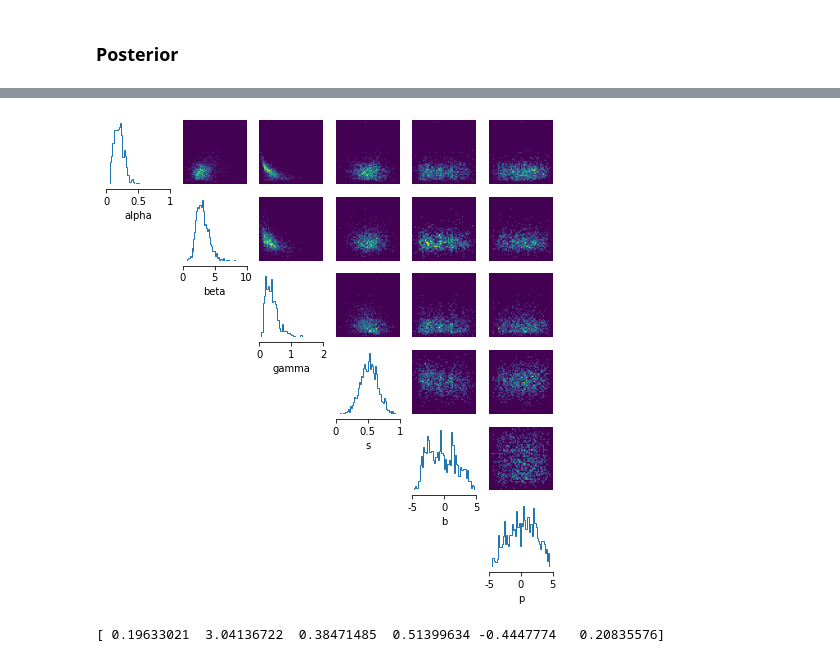
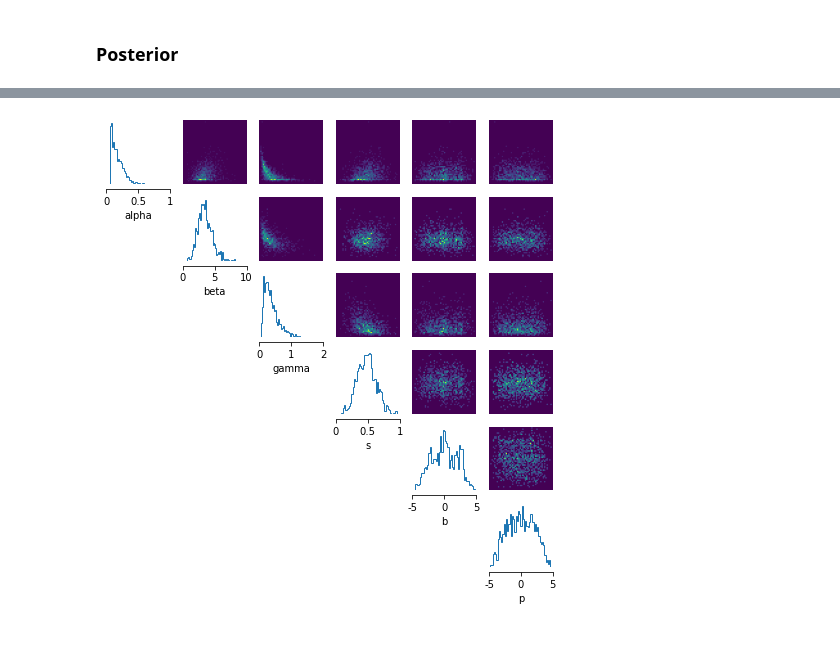
Before and after one commit to Raj-Lab-UCSF/NexIS_SBI, a Jupyter notebook: notebooks/Nexis_SBI_template_wren.ipynb, the cells around one changed output, grey strips where cells are left out. Cells and saved outputs as stored; diff of their text form; code cells hidden in the pictures.

Commit message:
added to notebook and slight edit to nexis.py

```diff
--- a/notebooks/Nexis_SBI_template_wren.ipynb
+++ b/notebooks/Nexis_SBI_template_wren.ipynb
@@ -95,6 +98,8 @@ from_justin.nexis.loading_matfiles
 # %%
 # load the data and build the nexis model
 pathname = '/home/jtorok/NexIS_SBI/data/raw_data_mouse'
+loadpathname = Path('/home/jtorok/results/nexis_num100000_sd175_betaub10_gammaub2')
+figurepathname = '/home/jtorok/figures'
 loadinst = nx.loading_matfiles(pathname)
 
 # load the connectome from the mat file
@@ -526,0 +539,27 @@ def plot_results_from_model_fit(model_fit_results,label):
+# %%
+# pair teh data sets with their labels
+# datasets = [data_DS4,data_DS6,data_DS7,data_DS9,data_DS6_110,data_DS9_110]
+# labels = ['DS4','DS6','DS7','DS9','DS6_110','DS9_110']
+datasets = [data_DS6]
+labels = ['DS6']
+
+for dataset,label in zip(datasets,labels):
+    # set data to dataset because there is a really annoying error if i dont
+    data = dataset
+    postmean_data = query_posterior_statistics_from_sbi(dataset)
+    summary_statistics = test_model_fit_using_mean_params(postmean_data)
+
+    # paras_.names = ["alpha", "beta", "gamma", "s", "b", "p"]
+    print('{0}={1}, {2}={3}, {4}={5}, {6}={7}, {8}={9}, {10}={11}'.format(
+        paras_.names[0],postmean_data[0].round(3),
+        paras_.names[1],postmean_data[1].round(3),
+        paras_.names[2],postmean_data[2].round(3),
+        paras_.names[3],postmean_data[3].round(3),
+        paras_.names[4],postmean_data[4].round(3),
+        paras_.names[5],postmean_data[5].round(3),'\n'))
+    print(f'R_all_{0} = {summary_statistics[0]:.2f}'.format(label))
+    print(f'R_1_{0} = {summary_statistics[1]:.2f}'.format(label))
+    print(f'R_2_{0} = {summary_statistics[2]:.2f}'.format(label))
+    print(f'R_3_{0} = {summary_statistics[3]:.2f}'.format(label))
+
+    plot_results_from_model_fit(summary_statistics,label,figurepathname)
@@ -672,5 +657,5 @@ R_3_0 = 0.56
 ### Posterior
 # %%
 # load from pickle
-cur_res = load_pkl_folder2dict(paras.folder_path, ["x", "para*"]);
+cur_res = load_pkl_folder2dict(Path(loadpathname), ["x", "para*"]);
 # %% [output]
@@ -686,8 +671,8 @@ cur_x = data_part.flatten();
 cur_x = torch.Tensor(cur_x)
 post_sps_trans = cur_res.posterior.sample((1000, ),  x=cur_x);
 # %%
-cur_res.post_sps_trans = post_sps_trans
-save_pkl_dict2folder(paras.folder_path, cur_res, is_force=True, verbose=True);
-_ = analysis.pairplot(cur_res.post_sps_trans,
-                      labels=paras_.names,
-                      figsize=(8,8));
+# cur_res.post_sps_trans = post_sps_trans
+# # save_pkl_dict2folder(paras.folder_path, cur_res, is_force=True, verbose=True);
+# _ = analysis.pairplot(cur_res.post_sps_trans,
+#                       labels=paras_.names,
+#                       figsize=(8,8));
@@ -699,14 +679,16 @@ Save to /wynton/home/rajlab/wren/Nexis_SBI/notebooks/../mypkg/../results/nexis_n
 # %%
 # from trans_data to org data
 post_sps_org = _para_trans2org(cur_res.post_sps_trans, paras_.bds_full); # 1000 samples forming the posteriors of the parameters in the original space
 cur_res.post_sps_org = post_sps_org
-save_pkl_dict2folder(paras.folder_path, cur_res, is_force=True, verbose=False)
+# save_pkl_dict2folder(paras.folder_path, cur_res, is_force=True, verbose=False)
 _ = analysis.pairplot(cur_res.post_sps_org,
                       limits=paras_.bds_full,
                       labels=paras_.names,
                       figsize=(8,8));
+outlabel = figurepathname + '/' + 'DS6' + '_postplots'
+plt.savefig(outlabel+'.png',dpi=150)
 # %% [output]
-[figure, old version]
+[figure, new version]
 # %%
 # Create model from modes of distributions and compare (e.g. Pearson's correlation, scatterplot) with the data
 # %%
@@ -718,8 +700,6 @@ _ = analysis.pairplot(cur_res.post_sps_org,
 param_post = np.array(post_sps_org) # Convert to numpy array
 postmean = np.mean(param_post,axis = 0) # Take mean over simulations (or whichever statistic you want, e.g. median, mode)
 print(postmean)
-# %% [output]
-[ 0.19633021  3.04136722  0.38471485  0.51399634 -0.4447774   0.20835576]
 # %%
 # Test out overall model fit using the mean of the parameters
 y = nexis_model.simulate_nexis(postmean) # Run the Nexis model using the best estimate of the parameters
```
Also changed, not shown: parts of 17 cells of this notebook, 1 other file.
